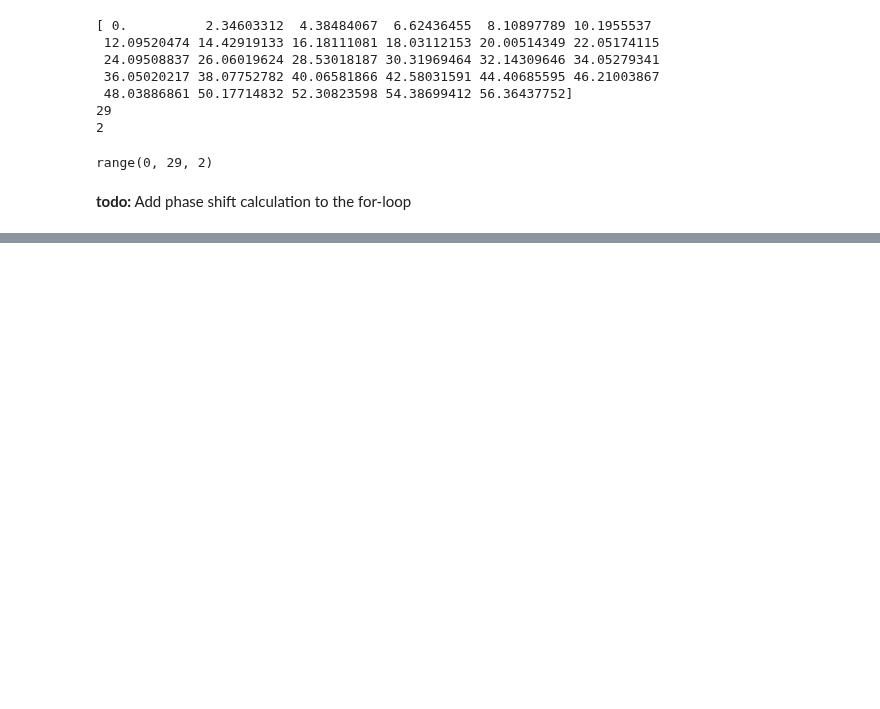
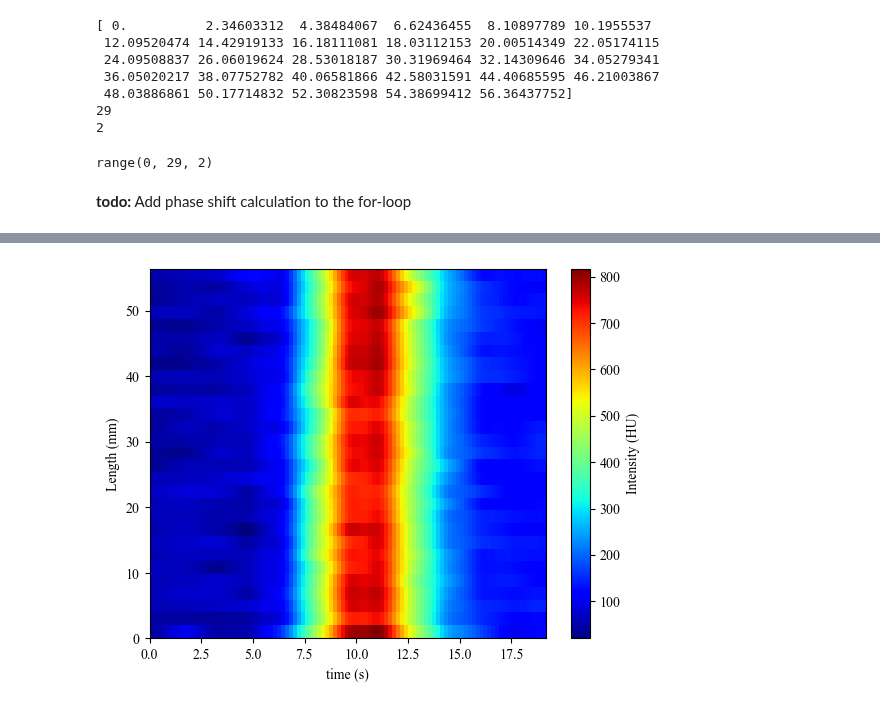
Before and after one commit to aseresti/ContrastDispersion, a Jupyter notebook: scripts/TestAutoPipeline.ipynb, the cells around one changed output, grey strips where cells are left out. Drawn from its saved outputs; the diff is of its cells as text; code cells hidden in the pictures; blank space fills up the shorter version.

Commit message:
Add imshow of TAC

```diff
--- a/scripts/TestAutoPipeline.ipynb
+++ b/scripts/TestAutoPipeline.ipynb
@@ -784,0 +792,3 @@ ax.zaxis.label.set_color("white")
+# %%
+C = np.stack([arr for _, arr in UpperMeanArrays2.items()])
+C
@@ -784,0 +809,9 @@ ax.zaxis.label.set_color("white")
+# %%
+plt.figure()
+plt.imshow(np.flipud(C), aspect="auto", extent=[time.min(), time.max(), L.min(), L.max()], cmap='jet')
+plt.xlabel("time (s)")
+plt.ylabel("Length (mm)")
+plt.colorbar(label="Intensity (HU)")
+plt.show()
+# %% [output]
+[figure, added]
```
Also changed, not shown: parts of 4 cells of this notebook.
